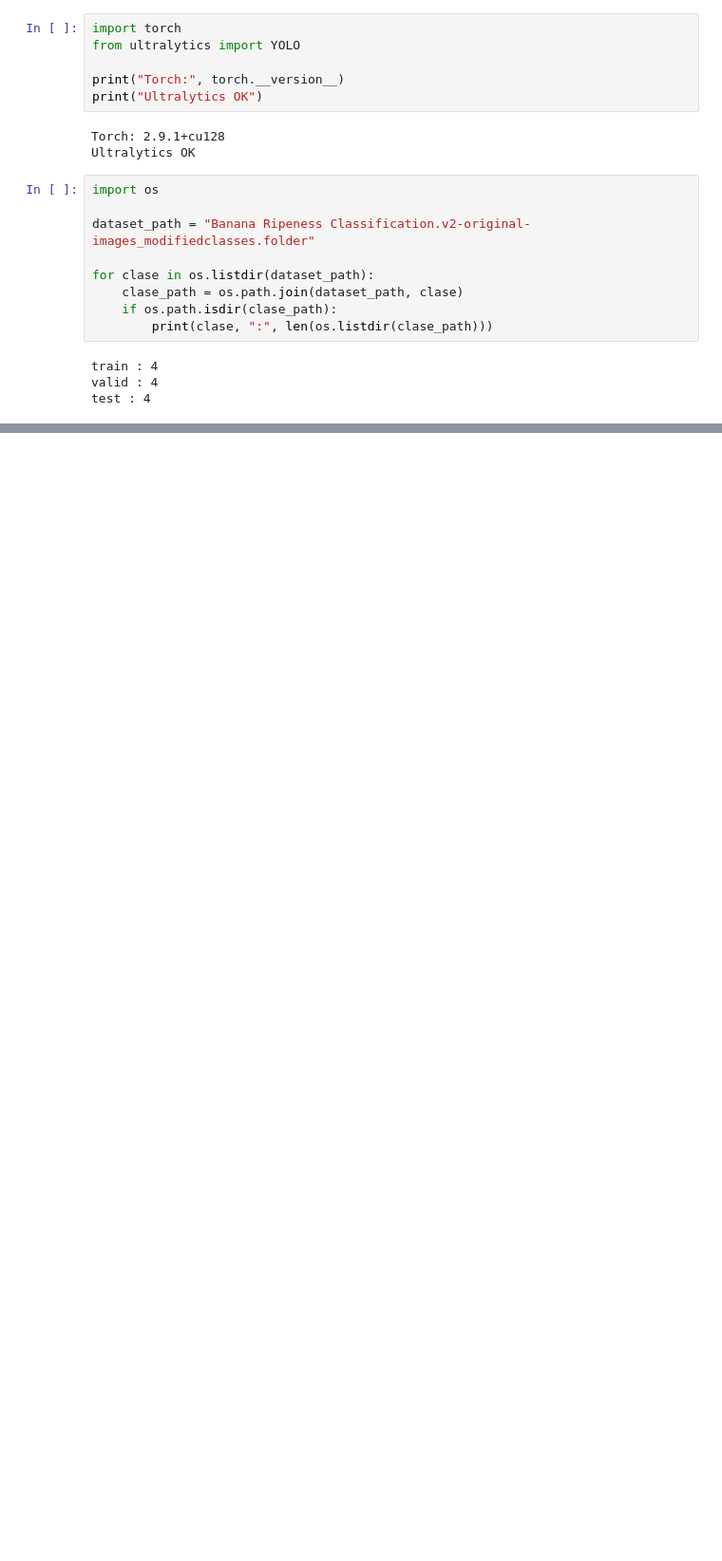
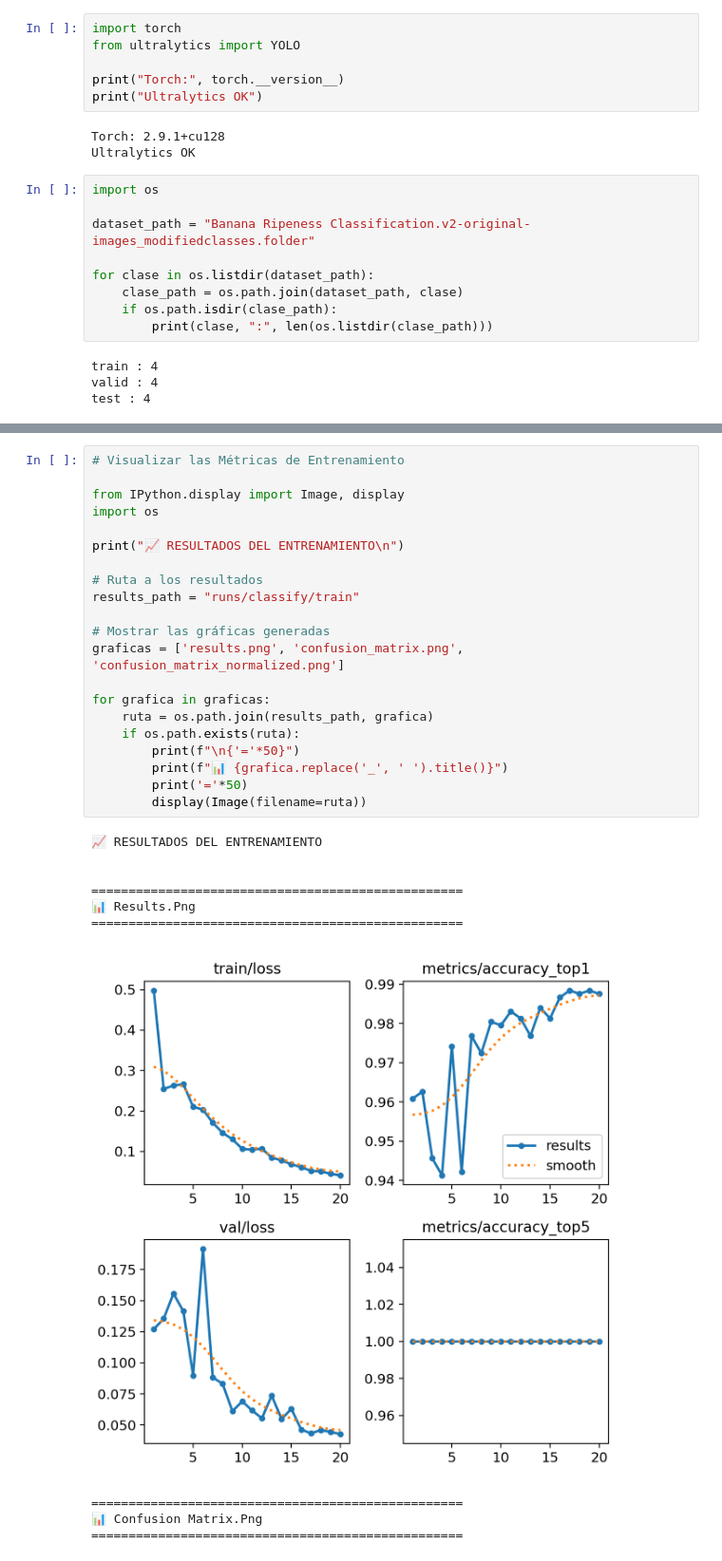
Before and after one commit to pablop11/CE_IABD, a Jupyter notebook: MIA/UNIDAD3/ActividadClasificacion/clasificacion.ipynb, the cells around one changed output, grey strips where cells are left out. Shown at 95% size. Saved outputs shown, nothing was run; the diff lists cells and outputs as text; blank space fills up the shorter version.

```diff
--- a/MIA/UNIDAD3/ActividadClasificacion/clasificacion.ipynb
+++ b/MIA/UNIDAD3/ActividadClasificacion/clasificacion.ipynb
@@ -37,0 +119,32 @@ AttributeError: module 'torch' has no attribute '_utils'
+# %%
+# Visualizar las Métricas de Entrenamiento
+
+from IPython.display import Image, display
+import os
+
+print("📈 RESULTADOS DEL ENTRENAMIENTO\n")
+
+# Ruta a los resultados
+results_path = "runs/classify/train"
+
+# Mostrar las gráficas generadas
+graficas = ['results.png', 'confusion_matrix.png', 'confusion_matrix_normalized.png']
+
+for grafica in graficas:
+    ruta = os.path.join(results_path, grafica)
+    if os.path.exists(ruta):
+        print(f"\n{'='*50}")
+        print(f"📊 {grafica.replace('_', ' ').title()}")
+        print('='*50)
+        display(Image(filename=ruta))
+# %% [output]
+📈 RESULTADOS DEL ENTRENAMIENTO
+
+
+==================================================
+📊 Results.Png
+==================================================
+[figure, added]
+==================================================
+📊 Confusion Matrix.Png
+==================================================
```
Also changed, not shown: parts of 8 cells of this notebook.
